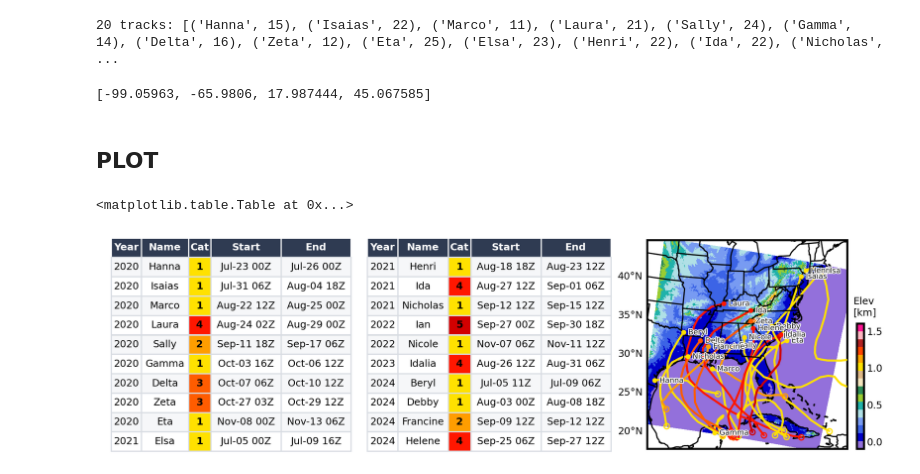
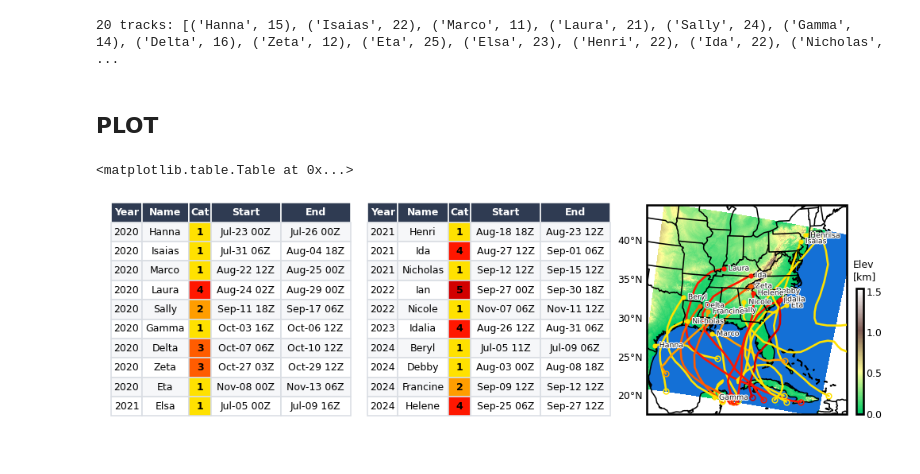
Before and after one commit to yingkaisha/RAL-GWC-TC, a Jupyter notebook: _PAPER/visualization/FIG_Domain.ipynb, the cells around one changed output. Drawn from its saved outputs; the diff is of its cells as text; code cells hidden in the pictures.

Commit message:
update elev colormap

```diff
--- a/_PAPER/visualization/FIG_Domain.ipynb
+++ b/_PAPER/visualization/FIG_Domain.ipynb
@@ -37,14 +37,14 @@ import cartopy.feature as cfeature
 %matplotlib inline
 # %%
 fig_keys = {
-    'dpi': 150,
+    'dpi': 250,
     'orientation':'portrait',
     'bbox_inches':'tight',
     'pad_inches':0.1,
     'transparent':False
 }
 # %%
-need_publish = True
+need_publish = False
 
 if need_publish:
     dpi_ = fig_keys['dpi']
@@ -204,5 +202 @@ map_extent = [xlon.min(), xlon.max(), xlat.min(), xlat.max()]
-# %%
-map_extent
-# %% [output]
-[-99.05963, -65.9806, 17.987444, 45.067585]
 # %%
@@ -211,7 +204,19 @@ map_extent = [-97.5, -70.5, 17.987444, 45.067585]
 # %% [markdown]
 ## PLOT
 # %%
-cmap_elev = cmaps.amwg
+# %%
+vmin, vmax = np.min(1e-3*elev), np.max(1e-3*elev)
+
+n = 256
+water = plt.cm.terrain(np.linspace(0.00, 0.25, n))
+land  = plt.cm.terrain(np.linspace(0.25, 1.00, n))
+terrain_sea = colors.LinearSegmentedColormap.from_list(
+    'terrain_sea', np.vstack([water, land])
+)
+
+# %%
+# center the norm at sea level -> elev = 0.002 maps to 0.5 (blue/green boundary)
+norm = colors.TwoSlopeNorm(vmin=vmin, vcenter=0.002, vmax=vmax)
 
 scale_param = '50m'
 
@@ -229,12 +234,10 @@ def map_gridline_opt(ax):
     return ax
 
 proj = ccrs.LambertConformal(central_longitude=-83, central_latitude=35, standard_parallels=(20,40))
-#ccrs.LambertConformal(central_longitude=-83, central_latitude=35, standard_parallels=(20,40))
-#ccrs.PlateCarree()
 proj_data = data_crs = ccrs.PlateCarree()
 
 fig = plt.figure(figsize=(13, 3.5), dpi=dpi_)
-gs = gridspec.GridSpec(1, 3, height_ratios=[1,], width_ratios=[1, 1, 1]) #0.86
+gs = gridspec.GridSpec(1, 3, height_ratios=[1,], width_ratios=[1, 1, 1])
 
 # --- Panel (a): top-left table (first half of rows) ---
 ax_tab1 = fig.add_subplot(gs[:, 0])
@@ -244,10 +247,6 @@ ax_tab2 = fig.add_subplot(gs[:, 1])
 ax_map = fig.add_subplot(gs[0, 2], projection=proj)
 
 plt.subplots_adjust(0, 0, 1, 1, hspace=0, wspace=0)
-
-# ax_tab1.set_title("(a) Hurricane Cases (1/2)", fontsize=12)
-# ax_tab2.set_title("(b) Hurricane Cases (2/2)", fontsize=12)
-# ax_map.set_title("(c) Elevation & HURDAT Tracks", fontsize=12)
 
 # ============================================================
 # MAP PANEL
@@ -266,18 +265,27 @@ GL.bottom_labels = None
 GL.right_labels = None
 GL.rotate_labels = False
 
-CS = ax_map.pcolormesh(xlon, xlat, 1e-3*elev, vmin=-0.1, vmax=1.6,
-                       cmap=cmap_elev, transform=ccrs.PlateCarree())
+CS = ax_map.pcolormesh(xlon, xlat, 1e-3*elev, cmap=terrain_sea, norm=norm, transform=ccrs.PlateCarree())
 
-# ax_map.text(0.935, -0.015, 'Elev [km]', ha='left', va='top', fontsize=12, transform=ax_map.transAxes)
 ax_map.text(1.03, 0.63, 'Elev\n[km]', ha='left', va='bottom', fontsize=12, transform=ax_map.transAxes)
+
+# %%
+# colorbar-only mapping: sample terrain_sea through the two-slope norm,
+# then show it under a linear norm so ticks are equally spaced in km.
+# colors still match the map because both route through terrain_sea(norm(.))
+cb_data = np.linspace(vmin, vmax, 256)
+cb_cmap = colors.ListedColormap(terrain_sea(norm(cb_data)))
+cb_norm = colors.Normalize(vmin=vmin, vmax=vmax)
+cb_sm   = plt.cm.ScalarMappable(cmap=cb_cmap, norm=cb_norm)
+cb_sm.set_array([])
 
 ax_base1 = fig.add_axes([0.975, 0.0, 0.03, 0.6])
 ax_base1.tick_params(
     axis='both', left=False, top=False, right=False, bottom=False,
     labelleft=False, labeltop=False, labelright=False, labelbottom=False)
 cax1 = inset_axes(ax_base1, height='100%', width='30%', borderpad=0, loc=2)
-CBar1 = plt.colorbar(CS, orientation='vertical', cax=cax1, ticks=[0, 0.5, 1, 1.5])
+CBar1 = plt.colorbar(
+    cb_sm, orientation='vertical', cax=cax1, ticks=[0, 0.5, 1, 1.5])
 CBar1.ax.tick_params(axis='y', labelsize=12, direction='in', length=0)
 CBar1.outline.set_linewidth(2.5)
 ax_base1.set_axis_off()
@@ -347,31 +355,31 @@ def build_table(ax, cases, col_labels):
             cell = tbl[row_i, j]
             cell.set_edgecolor("#d9dde3")
             cell.set_linewidth(1.5)
             cell.set_height(cell.get_height() * 1.3)
             if j == 2:  # Cat column
                 cell.set_facecolor(cat_color(cat))
                 cell.set_text_props(weight="bold")
             else:
                 cell.set_facecolor("#f6f7f9" if row_i % 2 else "white")
 
     tbl.auto_set_column_width(col=list(range(ncol)))
     return tbl
 
 build_table(ax_tab1, raw_cases_top, col_labels)
 build_table(ax_tab2, raw_cases_bot, col_labels)
 
 # # ============================================================
 # # LEGEND (x)
 # # ============================================================
 # present = sorted({t["cat"] for t in tracks})
 # handles = [Line2D([0], [0], color=cat_color(c), lw=3, label=SSHWS_LABEL[c])
 #            for c in present]
 # handles += [
 #     Line2D([0], [0], marker="o", mfc="white", mec="#444", mew=1.3,
 #            ls="none", ms=6.5, label="genesis"),
 #     Line2D([0], [0], marker="o", color="#444", mec="white",
 #            ls="none", ms=6, label="window end"),
 # ]
 # %% [output]
 <matplotlib.table.Table at 0x...>
-[figure, old version]
+[figure, new version]
```
Also changed, not shown: parts of 2 cells of this notebook.
